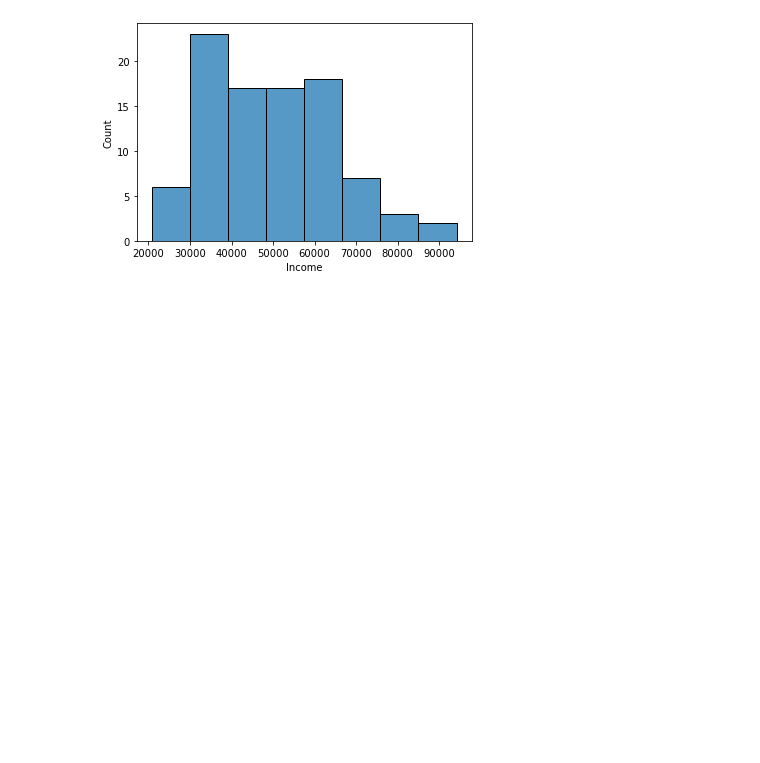
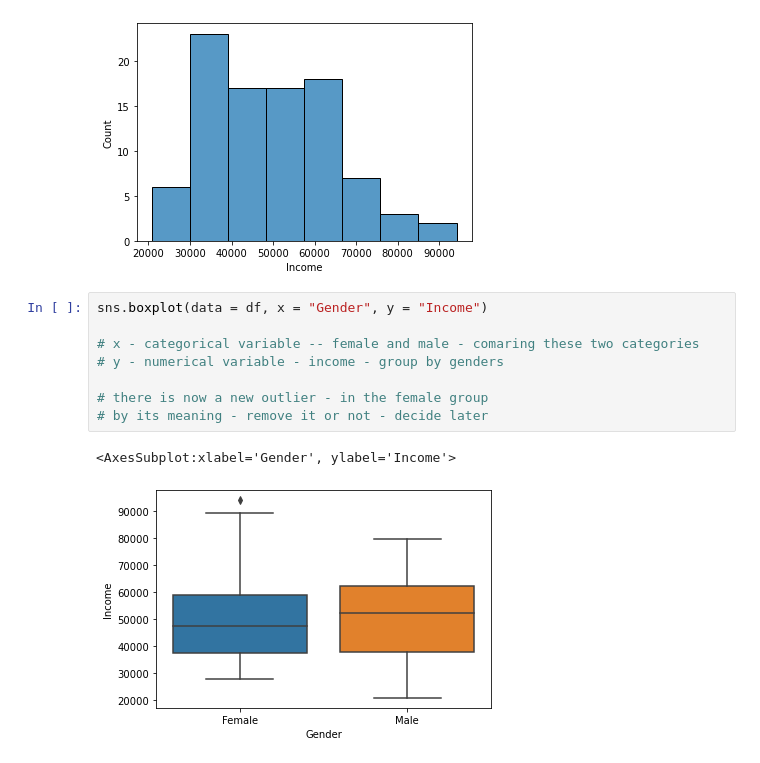
Before and after one commit to yuked123/schulich_datascience, a Jupyter notebook: Lec02_messydata_.ipynb, the cells around one changed output. Cells and saved outputs as stored; diff of their text form; blank space fills up the shorter version.

```diff
--- a/Lec02_messydata_.ipynb
+++ b/Lec02_messydata_.ipynb
@@ -100,3 +100,14 @@ sns.histplot(df['Income'])
 # %% [output]
 <AxesSubplot:xlabel='Income', ylabel='Count'>
 [figure]
+# %%
+sns.boxplot(data = df, x = "Gender", y = "Income")
+
+# x - categorical variable -- female and male - comaring these two categories
+# y - numerical variable - income - group by genders
+
+# there is now a new outlier - in the female group
+# by its meaning - remove it or not - decide later
+# %% [output]
+<AxesSubplot:xlabel='Gender', ylabel='Income'>
+[figure, added]
```
Also changed, not shown: parts of 11 cells of this notebook.
